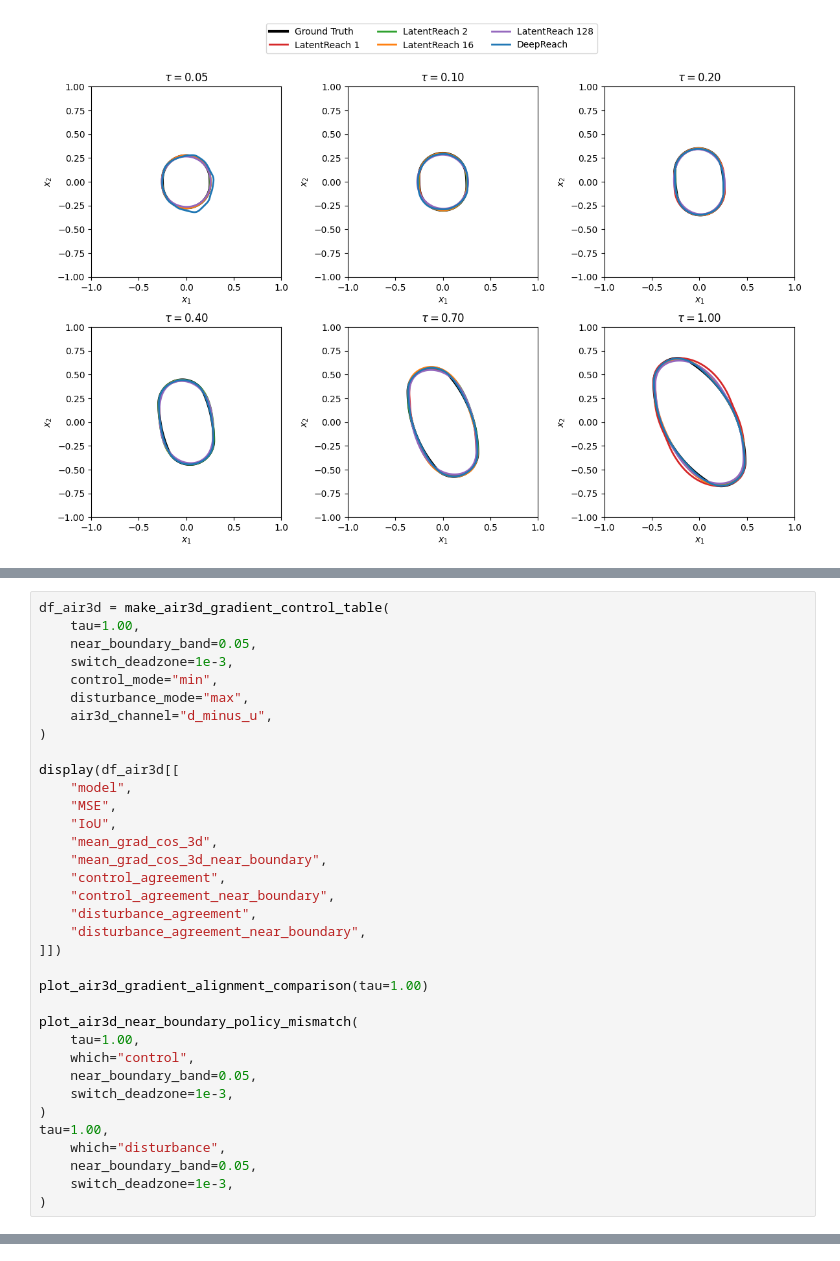
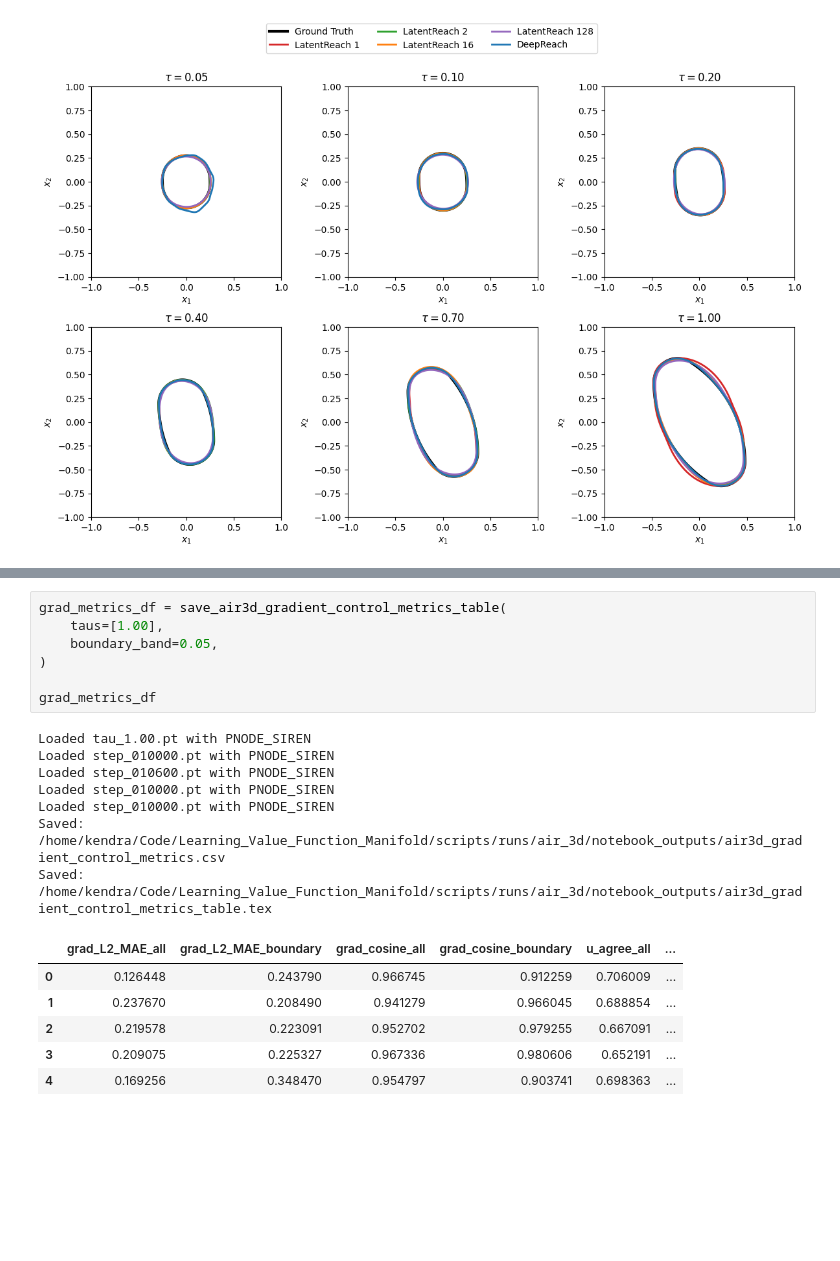
Before and after one commit to KendraGivens/Learning_Value_Function_Manifold, a Jupyter notebook: notebooks/evaluations.ipynb, the cells around one changed output, grey strips where cells are left out. Drawn from its saved outputs; the diff is of its cells as text; blank space fills up the shorter version.

```diff
--- a/notebooks/evaluations.ipynb
+++ b/notebooks/evaluations.ipynb
@@ -1659,35 +1444,0 @@ def plot_air3d_near_boundary_policy_mismatch(
-# %%
-df_air3d = make_air3d_gradient_control_table(
-    tau=1.00,
-    near_boundary_band=0.05,
-    switch_deadzone=1e-3,
-    control_mode="min",
-    disturbance_mode="max",
-    air3d_channel="d_minus_u",
-)
-
-display(df_air3d[[
-    "model",
-    "MSE",
-    "IoU",
-    "mean_grad_cos_3d",
-    "mean_grad_cos_3d_near_boundary",
-    "control_agreement",
-    "control_agreement_near_boundary",
-    "disturbance_agreement",
-    "disturbance_agreement_near_boundary",
-]])
-
-plot_air3d_gradient_alignment_comparison(tau=1.00)
-
-plot_air3d_near_boundary_policy_mismatch(
-    tau=1.00,
-    which="control",
-    near_boundary_band=0.05,
-    switch_deadzone=1e-3,
-)
-tau=1.00,
-    which="disturbance",
-    near_boundary_band=0.05,
-    switch_deadzone=1e-3,
-)
@@ -2146,0 +1903,21 @@ NameError: name 'gradient_magnitude_metrics' is not defined
+# %%
+grad_metrics_df = save_air3d_gradient_control_metrics_table(
+    taus=[1.00],
+    boundary_band=0.05,
+)
+
+grad_metrics_df
+# %% [output]
+Loaded tau_1.00.pt with PNODE_SIREN
+Loaded step_010000.pt with PNODE_SIREN
+Loaded step_010600.pt with PNODE_SIREN
+Loaded step_010000.pt with PNODE_SIREN
+Loaded step_010000.pt with PNODE_SIREN
+Saved: /home/kendra/Code/Learning_Value_Function_Manifold/scripts/runs/air_3d/notebook_outputs/air3d_gradient_control_metrics.csv
+Saved: /home/kendra/Code/Learning_Value_Function_Manifold/scripts/runs/air_3d/notebook_outputs/air3d_gradient_control_metrics_table.tex
+|  | grad_L2_MAE_all | grad_L2_MAE_boundary | grad_cosine_all | grad_cosine_boundary | u_agree_all | ... |
+| 0 | 0.126448 | 0.243790 | 0.966745 | 0.912259 | 0.706009 | ... |
+| 1 | 0.237670 | 0.208490 | 0.941279 | 0.966045 | 0.688854 | ... |
+| 2 | 0.219578 | 0.223091 | 0.952702 | 0.979255 | 0.667091 | ... |
+| 3 | 0.209075 | 0.225327 | 0.967336 | 0.980606 | 0.652191 | ... |
+| 4 | 0.169256 | 0.348470 | 0.954797 | 0.903741 | 0.698363 | ... |
```
Also changed, not shown: parts of 19 cells of this notebook, 25 other files.
